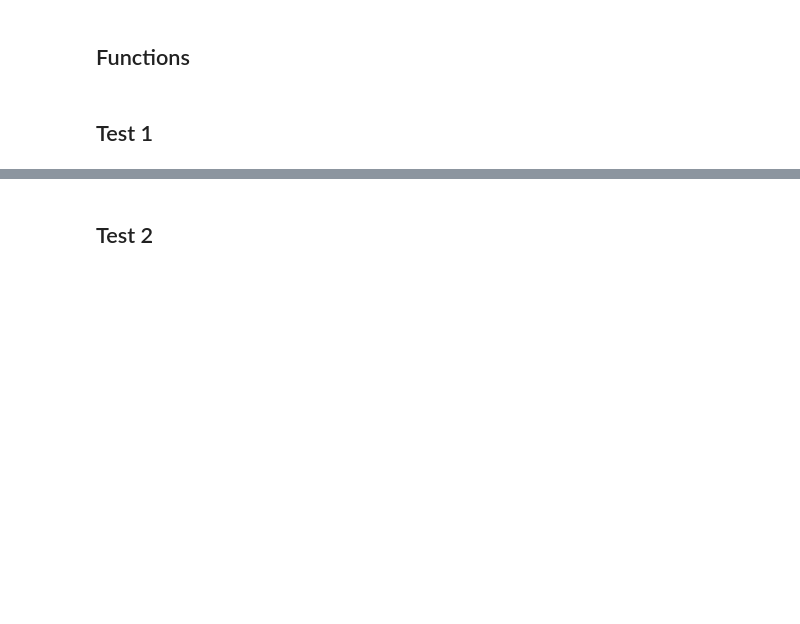
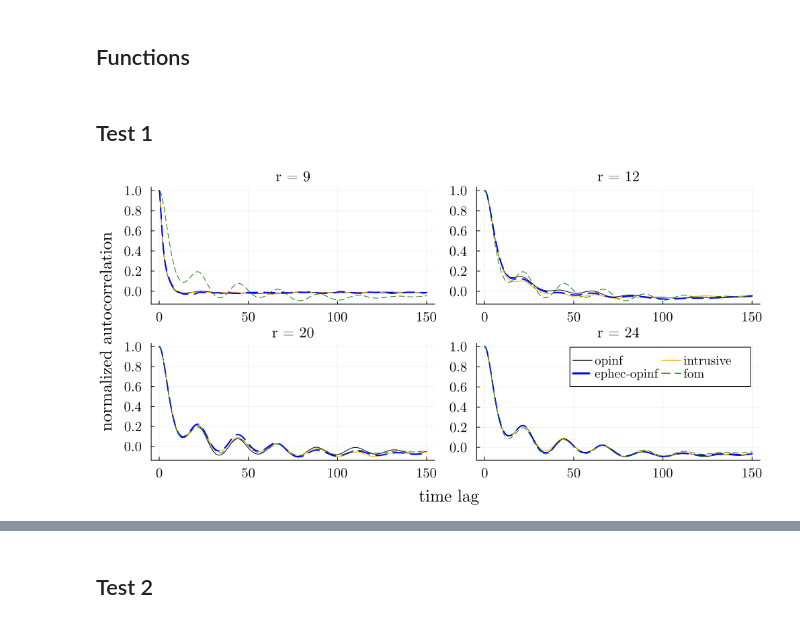
Before and after one commit to smallpondtom/LiftAndLearn.jl, a Jupyter notebook: examples/11_KSE_EP-OpInf_test.ipynb, the cells around one changed output, grey strips where cells are left out. Saved outputs shown, nothing was run; the diff lists cells and outputs as text; code cells hidden in the pictures; blank space fills up the shorter version.

```diff
--- a/examples/11_KSE_EP-OpInf_test.ipynb
+++ b/examples/11_KSE_EP-OpInf_test.ipynb
@@ -232,32 +233,34 @@ end
 save(testresultfile, "TEST_RES", TEST_RES)
 # %%
 lags_t = collect(lags) .* KSE.Δt
-idx = length(lags_t) ÷ 2
+idx = length(lags_t)
 lout = @layout [grid(2,2)]
 p = plot(layout=lout, size=(1000, 500))
 for (plot_id, ri) in enumerate([1, 2, 5, 7])
     plot!(p[plot_id], lags_t[1:idx], TEST_RES["test1_AC"][:LS][ri][1:idx], c=:black, label="opinf")
     plot!(p[plot_id], lags_t[1:idx], TEST_RES["test1_AC"][:int][ri][1:idx], c=:orange, label="intrusive")
     plot!(p[plot_id], lags_t[1:idx], TEST_RES["test1_AC"][:ephec][ri][1:idx], c=:blue, ls=:dash, lw=2, label="ephec-opinf")
     # plot!(p[plot_id], lags_t, TEST_RES["test1_AC"][:epsic][ri], c=:purple, ls=:dot, label="epsic-opinf")
     # plot!(p[plot_id], lags_t, TEST_RES["test1_AC"][:epp][ri], c=:red, lw=1, ls=:dash, label="epp-opinf")
     plot!(p[plot_id], lags_t[1:idx], TEST_RES["test1_AC"][:fom][1][1:idx], c=:green, lw=1, ls=:dash, label="fom")
     plot!(p[plot_id], fontfamily="Computer Modern", guidefontsize=12, tickfontsize=13)
     plot!(p[plot_id], title="r = $(DATA["ro"][ri])", titlefontsize=14, titlefontfamily="Computer Modern")
     # xlabel!(p[plot_id], "lag")
     # ylabel!(p[plot_id], "normalized autocorrelation")
     yticks!(p[plot_id], [-0.2, 0.0, 0.2, 0.4, 0.6, 0.8, 1.0])
 
     if plot_id == 4
         plot!(p[plot_id], legend=:topright, legend_column=2, legendfontsize=12)
     else
         plot!(p[plot_id], legend=false)
     end
 end
 plot!(p[1], left_margin=9mm)
-plot!(p[3], bottom_margin=9mm, left_margin=9mm)
-plot!(p[4], bottom_margin=9mm)
+plot!(p[3], bottom_margin=10mm, left_margin=9mm)
+plot!(p[4], bottom_margin=10mm)
 annotate!(p[4], -20, -0.48, "time lag", annotationfontsize=16)
 annotate!(p[1], -30, -0.4, Plots.text("normalized autocorrelation", 16, rotation=90, "Computer Modern"))
 display(p)
+# %% [output]
+[figure, added]
 # %%
```
Also changed, not shown: parts of 7 cells of this notebook.
